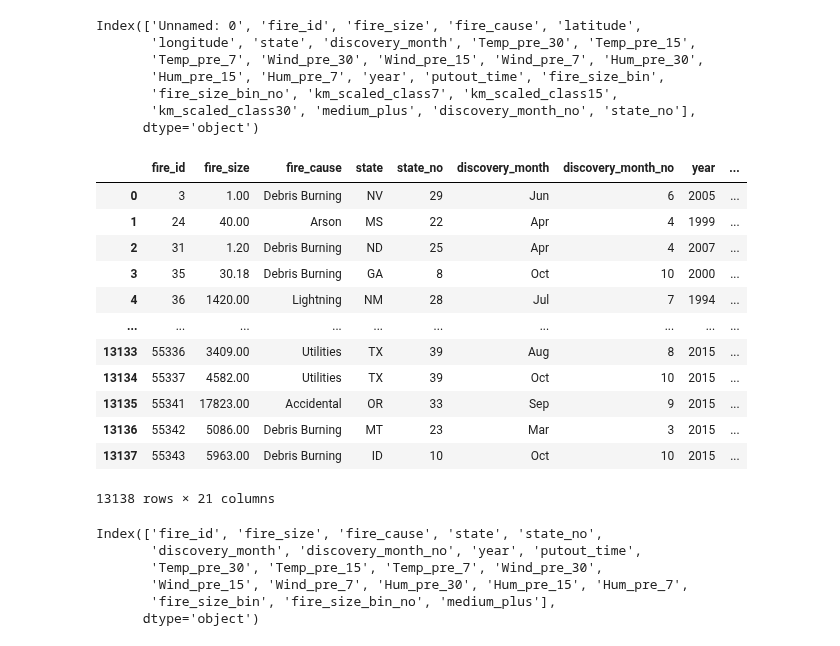
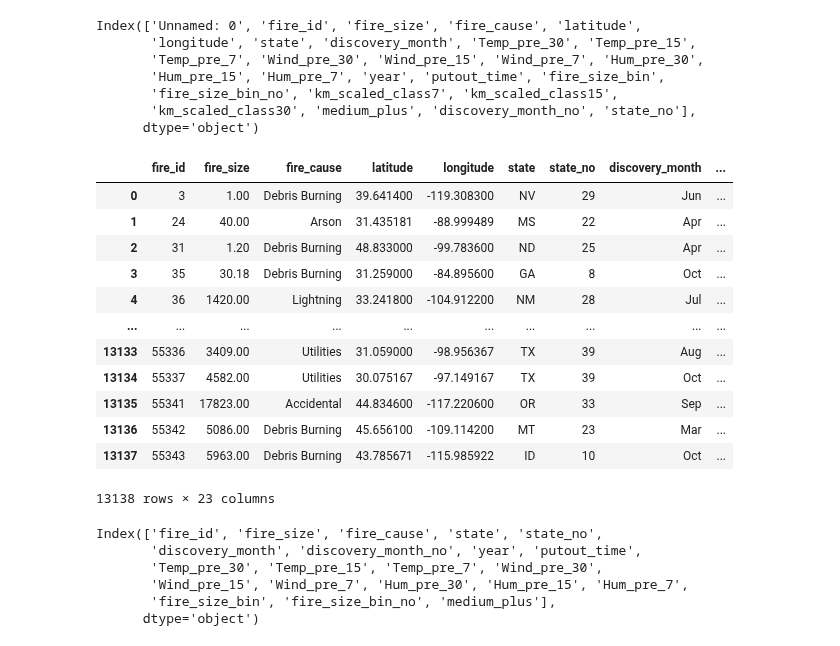
Before and after one commit to goatgirl86/Final_Project_Wildfires, a Jupyter notebook: dfs.ipynb, the cells around one changed output. Cells and saved outputs as stored; diff of their text form; code cells hidden in the pictures.

```diff
--- a/dfs.ipynb
+++ b/dfs.ipynb
@@ -186,25 +186,25 @@ Index(['Unnamed: 0', 'fire_id', 'fire_size', 'fire_cause', 'latitude',
        'km_scaled_class30', 'medium_plus', 'discovery_month_no', 'state_no'],
       dtype='object')
 # %%
-df_all=df[['fire_id', 'fire_size', 'fire_cause', 'state', 'state_no', 'discovery_month', 'discovery_month_no', 'year', 'putout_time', 'Temp_pre_30', 'Temp_pre_15',
+df_all=df[['fire_id', 'fire_size', 'fire_cause', 'latitude', 'longitude', 'state', 'state_no', 'discovery_month', 'discovery_month_no', 'year', 'putout_time', 'Temp_pre_30', 'Temp_pre_15',
        'Temp_pre_7', 'Wind_pre_30', 'Wind_pre_15', 'Wind_pre_7', 'Hum_pre_30',
        'Hum_pre_15', 'Hum_pre_7',  'fire_size_bin',  'fire_size_bin_no',
        'medium_plus']]
 df_all
 # %% [output]
-|  | fire_id | fire_size | fire_cause | state | state_no | discovery_month | discovery_month_no | year | ... |
-| 0 | 3 | 1.00 | Debris Burning | NV | 29 | Jun | 6 | 2005 | ... |
-| 1 | 24 | 40.00 | Arson | MS | 22 | Apr | 4 | 1999 | ... |
-| 2 | 31 | 1.20 | Debris Burning | ND | 25 | Apr | 4 | 2007 | ... |
-| 3 | 35 | 30.18 | Debris Burning | GA | 8 | Oct | 10 | 2000 | ... |
-| 4 | 36 | 1420.00 | Lightning | NM | 28 | Jul | 7 | 1994 | ... |
+|  | fire_id | fire_size | fire_cause | latitude | longitude | state | state_no | discovery_month | ... |
+| 0 | 3 | 1.00 | Debris Burning | 39.641400 | -119.308300 | NV | 29 | Jun | ... |
+| 1 | 24 | 40.00 | Arson | 31.435181 | -88.999489 | MS | 22 | Apr | ... |
+| 2 | 31 | 1.20 | Debris Burning | 48.833000 | -99.783600 | ND | 25 | Apr | ... |
+| 3 | 35 | 30.18 | Debris Burning | 31.259000 | -84.895600 | GA | 8 | Oct | ... |
+| 4 | 36 | 1420.00 | Lightning | 33.241800 | -104.912200 | NM | 28 | Jul | ... |
 | ... | ... | ... | ... | ... | ... | ... | ... | ... | ... |
-| 13133 | 55336 | 3409.00 | Utilities | TX | 39 | Aug | 8 | 2015 | ... |
-| 13134 | 55337 | 4582.00 | Utilities | TX | 39 | Oct | 10 | 2015 | ... |
-| 13135 | 55341 | 17823.00 | Accidental | OR | 33 | Sep | 9 | 2015 | ... |
-| 13136 | 55342 | 5086.00 | Debris Burning | MT | 23 | Mar | 3 | 2015 | ... |
-| 13137 | 55343 | 5963.00 | Debris Burning | ID | 10 | Oct | 10 | 2015 | ... |
+| 13133 | 55336 | 3409.00 | Utilities | 31.059000 | -98.956367 | TX | 39 | Aug | ... |
+| 13134 | 55337 | 4582.00 | Utilities | 30.075167 | -97.149167 | TX | 39 | Oct | ... |
+| 13135 | 55341 | 17823.00 | Accidental | 44.834600 | -117.220600 | OR | 33 | Sep | ... |
+| 13136 | 55342 | 5086.00 | Debris Burning | 45.656100 | -109.114200 | MT | 23 | Mar | ... |
+| 13137 | 55343 | 5963.00 | Debris Burning | 43.785671 | -115.985922 | ID | 10 | Oct | ... |
-13138 rows × 21 columns
+13138 rows × 23 columns
 # %%
 #df_all.to_csv('Resources_k/df_all_k.csv', index=False)
 # %%
```
